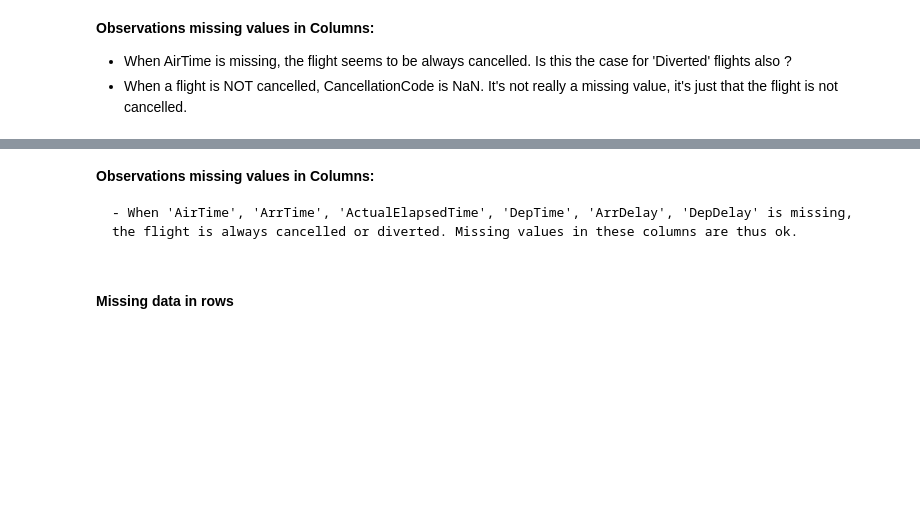
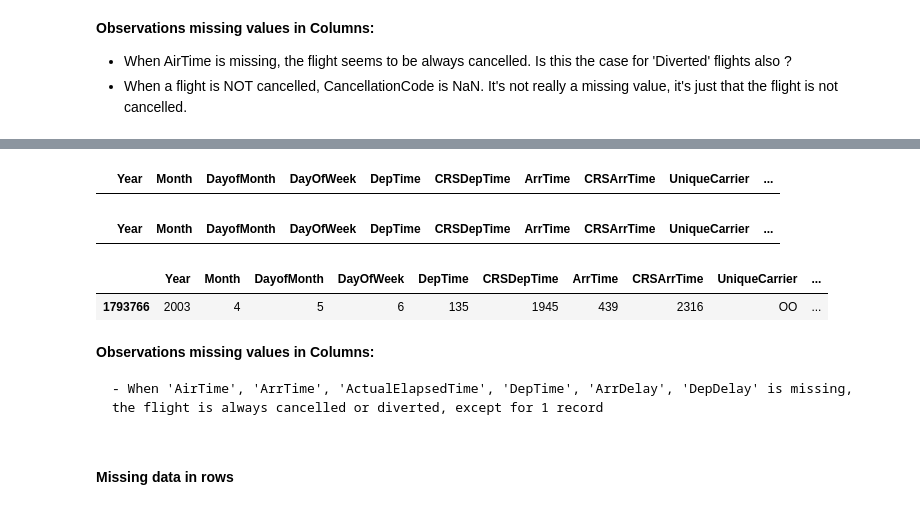
Before and after one commit to JuanitaSmith/flight_analysis, a Jupyter notebook: notebooks/Part_I_data_wrangling.ipynb, the cells around one changed output, grey strips where cells are left out. Cells and saved outputs as stored; diff of their text form; code cells hidden in the pictures; blank space fills up the shorter version.

```diff
--- a/notebooks/Part_I_data_wrangling.ipynb
+++ b/notebooks/Part_I_data_wrangling.ipynb
@@ -267,15 +280,23 @@ flight_sample.loc[flight_sample['Diverted'] == 1][:10]
 # %%
-# Is airtime only missing when a flight is cancelled or diverted? Make there are not other missing errors
-# cols = ['AirTime', 'ArrTime', 'ActualElapsedTime', 'DepTime', 'ArrDelay', 'DepDelay']
-flight_sample.loc[(flight_sample['AirTime'].isna()) & (flight_sample['Cancelled'] == 0) & (flight_sample['Diverted'] == 0)][:10]
+# Is AirTime only missing when a flight is cancelled or diverted? Make there are not other missing errors
+flights.loc[(flights['AirTime'].isna()) & (flights['Cancelled'] == 0) & (flights['Diverted'] == 0)][:10]
+# %% [output]
+|  | Year | Month | DayofMonth | DayOfWeek | DepTime | CRSDepTime | ArrTime | CRSArrTime | UniqueCarrier | ... |
 # %%
-# Is airtime only missing when a flight is cancelled or diverted? Make there are not other missing errors
-# cols = ['AirTime', 'ArrTime', 'ActualElapsedTime', 'DepTime', 'ArrDelay', 'DepDelay']
-flight_sample.loc[(flight_sample['DepDelay'].isna()) & (flight_sample['Cancelled'] == 0) & (flight_sample['Diverted'] == 0)][:10]
+# Is DepDelay only missing when a flight is cancelled or diverted? Make there are not other missing errors
+flights.loc[(flights['DepDelay'].isna()) & (flights['Cancelled'] == 0) & (flights['Diverted'] == 0)][:10]
+# %% [output]
+|  | Year | Month | DayofMonth | DayOfWeek | DepTime | CRSDepTime | ArrTime | CRSArrTime | UniqueCarrier | ... |
+# %%
+# Is ArrDelay only missing when a flight is cancelled or diverted? Make there are not other missing errors
+flights.loc[(flights['ArrDelay'].isna()) & (flights['Cancelled'] == 0) & (flights['Diverted'] == 0)][:10]
+# %% [output]
+|  | Year | Month | DayofMonth | DayOfWeek | DepTime | CRSDepTime | ArrTime | CRSArrTime | UniqueCarrier | ... |
+| 1793766 | 2003 | 4 | 5 | 6 | 135 | 1945 | 439 | 2316 | OO | ... |
 # %% [markdown]
 **Observations missing values in Columns:**
 
-    - When 'AirTime', 'ArrTime', 'ActualElapsedTime', 'DepTime', 'ArrDelay', 'DepDelay' is missing, the flight is always cancelled or diverted. Missing values in these columns are thus ok.
+    - When 'AirTime', 'ArrTime', 'ActualElapsedTime', 'DepTime', 'ArrDelay', 'DepDelay' is missing, the flight is always cancelled or diverted, except for 1 record
 # %% [markdown]
 #### Missing data in rows
 # %%
```
Also changed, not shown: parts of 52 cells of this notebook, 3 other files.
